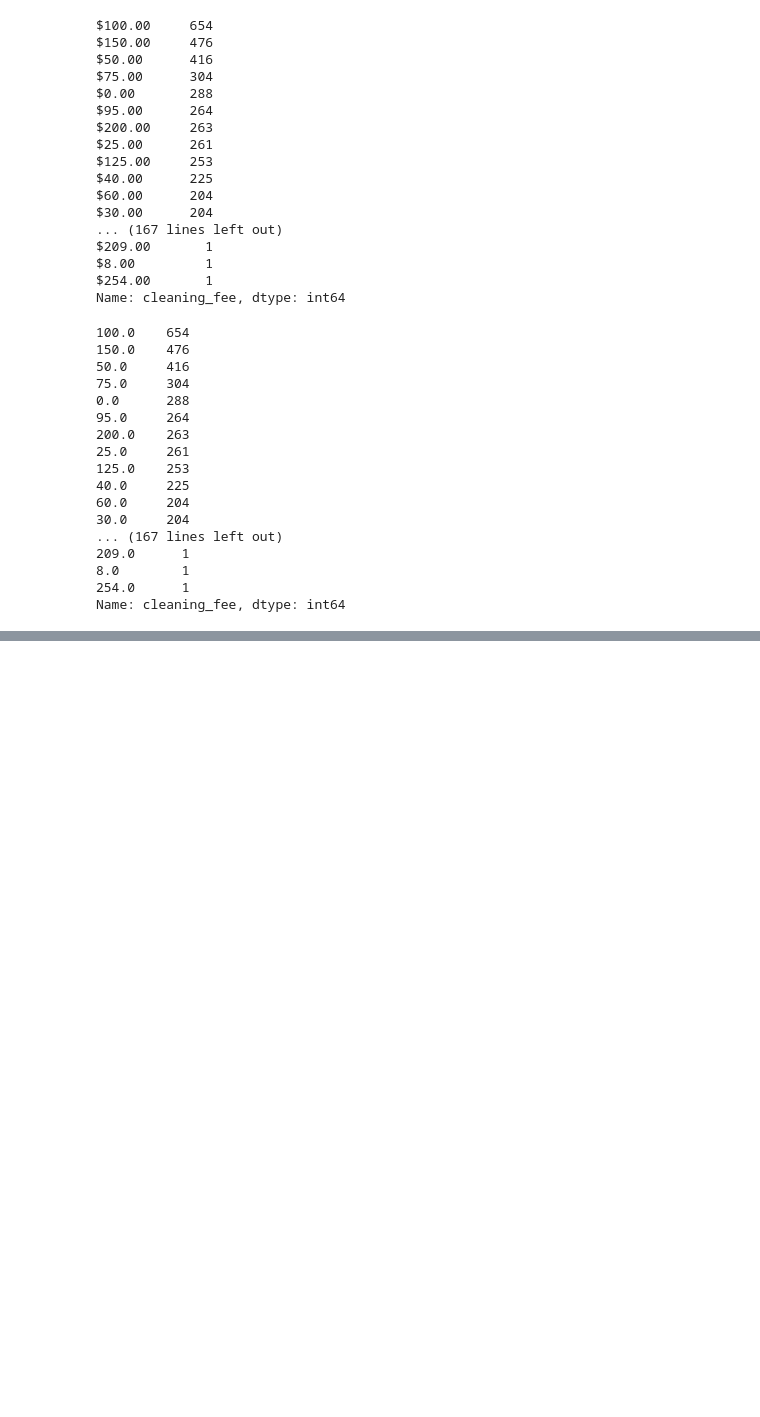
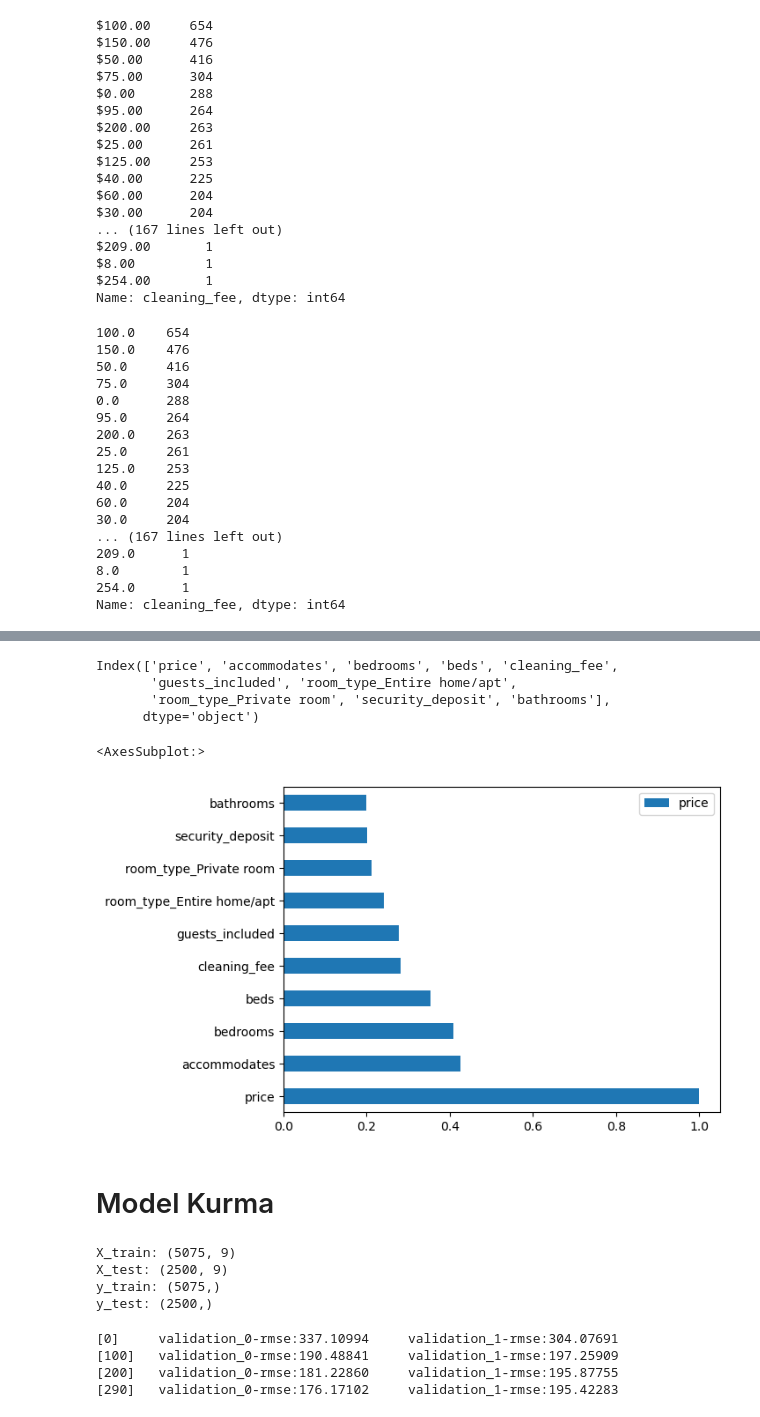
Before and after one commit to Vaenox/Airbnb-Price-Prediction, a Jupyter notebook: airbnb.ipynb, the cells around one changed output, grey strips where cells are left out. Drawn from its saved outputs; the diff is of its cells as text; code cells hidden in the pictures; blank space fills up the shorter version.

Commit message:
model kuruldu

```diff
--- a/airbnb.ipynb
+++ b/airbnb.ipynb
@@ -212,0 +785,17 @@ df["reviews_per_month"]=df.reviews_per_month.mean()
+# %%
+korelasyon=abs(mergeDf.corr()["price"]).sort_values(ascending=False).head(10)
+korelasyon.index
+# %% [output]
+Index(['price', 'accommodates', 'bedrooms', 'beds', 'cleaning_fee',
+       'guests_included', 'room_type_Entire home/apt',
+       'room_type_Private room', 'security_deposit', 'bathrooms'],
+      dtype='object')
+# %%
+korelasyon=pd.DataFrame(korelasyon)
+
+korelasyon.plot(kind="barh")
+# %% [output]
+<AxesSubplot:>
+[figure, added]
+# %% [markdown]
+# Model Kurma
@@ -212,0 +808,20 @@ df["reviews_per_month"]=df.reviews_per_month.mean()
+# %%
+X_train,X_test,y_train,y_test=train_test_split(X,y,test_size=0.33,random_state=42,shuffle=True)
+
+
+print("X_train:",X_train.shape)
+print("X_test:",X_test.shape)
+print("y_train:",y_train.shape)
+print("y_test:",y_test.shape)
+# %% [output]
+X_train: (5075, 9)
+X_test: (2500, 9)
+y_train: (5075,)
+y_test: (2500,)
+# %%
+xgbModel=xgb.XGBRegressor(n_estimators=500,early_stopping_rounds=30,learning_rate=0.04).fit(X_train,y_train, eval_set=[(X_train,y_train),(X_test,y_test)],verbose=100)
+# %% [output]
+[0]     validation_0-rmse:337.10994     validation_1-rmse:304.07691
+[100]   validation_0-rmse:190.48841     validation_1-rmse:197.25909
+[200]   validation_0-rmse:181.22860     validation_1-rmse:195.87755
+[290]   validation_0-rmse:176.17102     validation_1-rmse:195.42283
```
Also changed, not shown: parts of 78 cells of this notebook.
